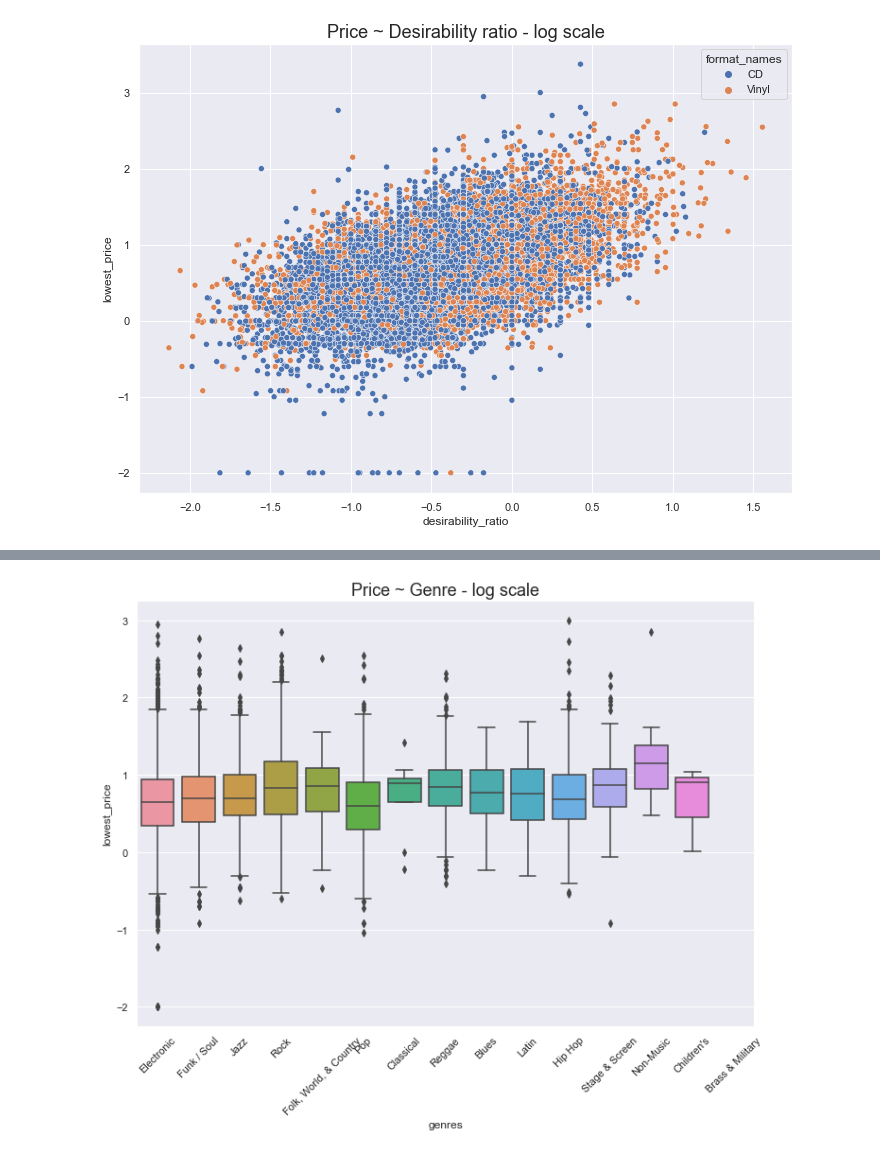
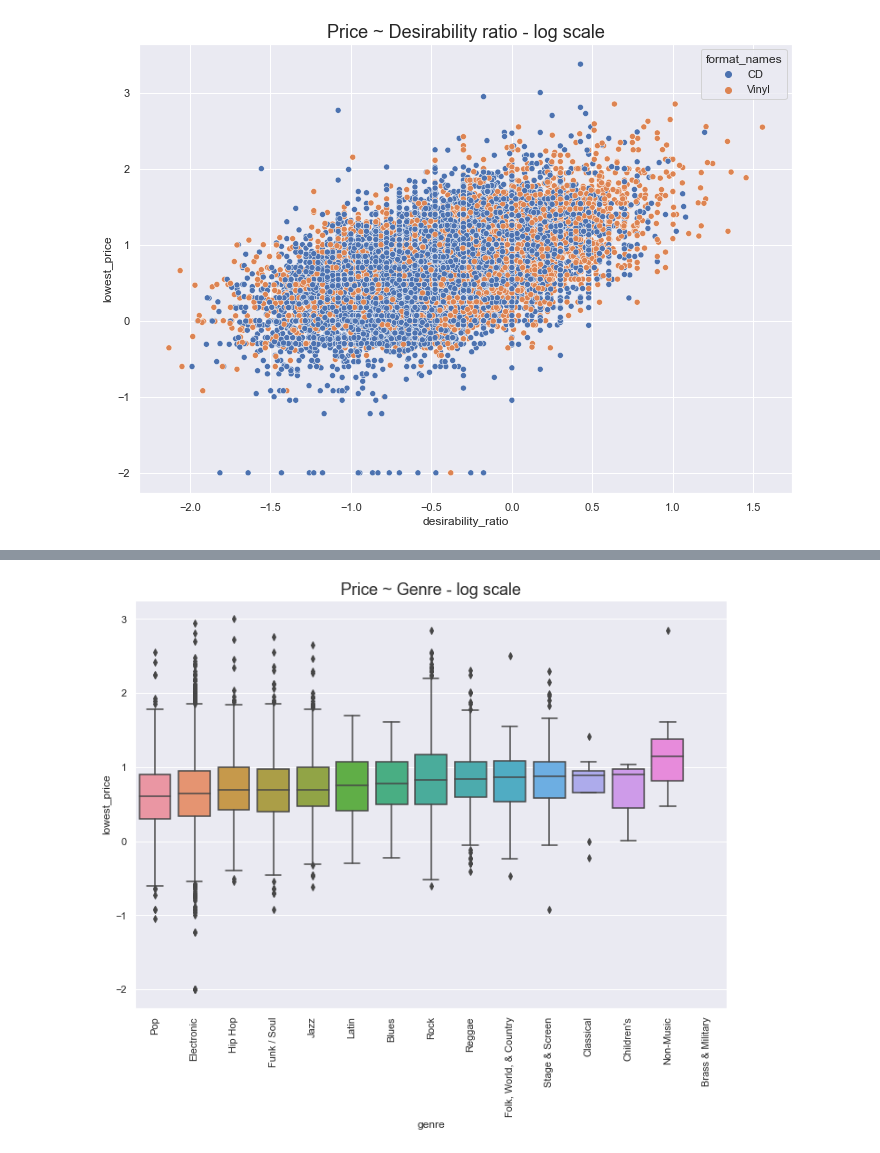
Before and after one commit to y-ogoundele/vinyl-record-prices, a Jupyter notebook: notebooks/analysis/exploring_vinyl_price.ipynb, the cells around one changed output, grey strips where cells are left out. Saved outputs shown, nothing was run; the diff lists cells and outputs as text; code cells hidden in the pictures.

```diff
--- a/notebooks/analysis/exploring_vinyl_price.ipynb
+++ b/notebooks/analysis/exploring_vinyl_price.ipynb
@@ -336,0 +434,5 @@ raw_df['styles'] = raw_df.styles.fillna("[None]").apply(ast.literal_eval)
+# %%
+single_genre_df = raw_df.loc[raw_df.genres.str.len()==1].copy()
+single_genre_df['genre'] = single_genre_df.genres.str[0]
+# %%
+ordered_genres = single_genre_df[['genre', 'lowest_price']].groupby('genre', as_index=False).median().sort_values('lowest_price').genre.tolist()
@@ -337,8 +452,7 @@ raw_df['styles'] = raw_df.styles.fillna("[None]").apply(ast.literal_eval)
 # %%
-ax = sns.boxplot(x=raw_df.loc[raw_df.genres.str.len()==1].genres.str[0],
-                 y=np.log10(raw_df.loc[raw_df.genres.str.len()==1].lowest_price),
-                 data=raw_df.loc[raw_df.genres.str.len()==1])
+ax = sns.boxplot(x=single_genre_df.genre, y=np.log10(single_genre_df.lowest_price),
+                 data=single_genre_df, order=ordered_genres)
 plt.title('Price ~ Genre - log scale', fontsize=18);
-plt.xticks(rotation=45);
+plt.xticks(rotation=90);
 # %% [output]
-[figure, old version]
+[figure, new version]
```
Also changed, not shown: parts of 132 cells of this notebook.
